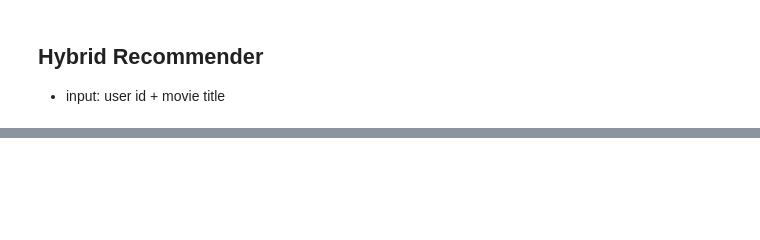
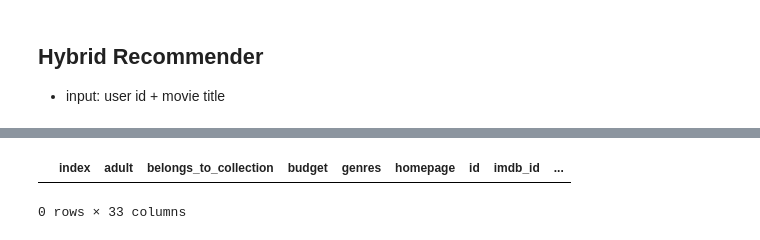
Before and after one commit to mcucii/ML-Kaggle-projects, a Jupyter notebook: Movie Recommender Systems/Movie_Recommender_Systems.ipynb, the cells around one changed output, grey strips where cells are left out. Cells and saved outputs as stored; diff of their text form; code cells hidden in the pictures; blank space fills up the shorter version.

```diff
--- a/Movie Recommender Systems/Movie_Recommender_Systems.ipynb
+++ b/Movie Recommender Systems/Movie_Recommender_Systems.ipynb
@@ -642,0 +667,5 @@ hybrid_recommend(1, cosine_sim2, 'Avatar', indices)
+# %%
+smd[smd['id'] == 1196]
+# %% [output]
+|  | index | adult | belongs_to_collection | budget | genres | homepage | id | imdb_id | ... |
+0 rows × 33 columns
```
Also changed, not shown: parts of 5 cells of this notebook.
